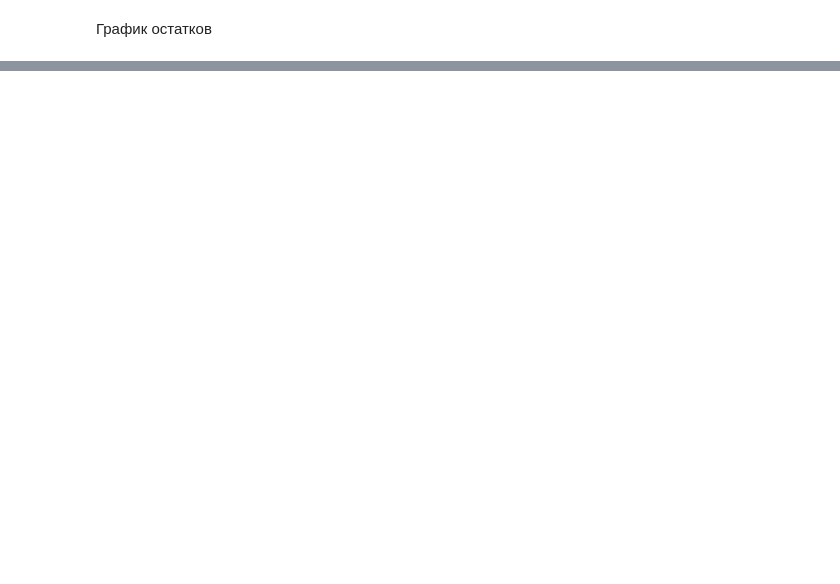
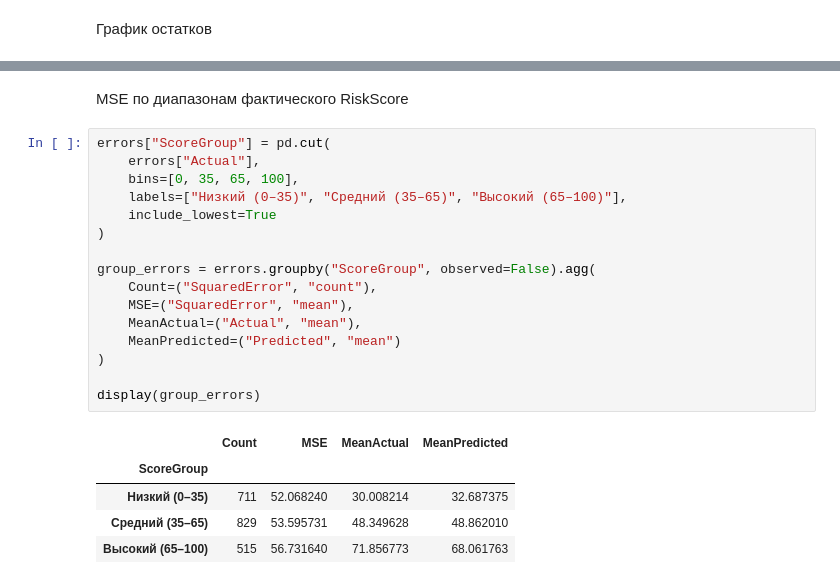
Before and after one commit to las-tochka/Machine_learning, a Jupyter notebook: Lab_1/Kaggle_Competition.ipynb, the cells around one changed output, grey strips where cells are left out. Drawn from its saved outputs; the diff is of its cells as text; blank space fills up the shorter version.

```diff
--- a/Lab_1/Kaggle_Competition.ipynb
+++ b/Lab_1/Kaggle_Competition.ipynb
@@ -912,3 +291,27 @@ plt.grid()
 plt.show()
 # %% [output]
 [figure]
+# %% [markdown]
+MSE по диапазонам фактического RiskScore
+# %%
+errors["ScoreGroup"] = pd.cut(
+    errors["Actual"],
+    bins=[0, 35, 65, 100],
+    labels=["Низкий (0–35)", "Средний (35–65)", "Высокий (65–100)"],
+    include_lowest=True
+)
+
+group_errors = errors.groupby("ScoreGroup", observed=False).agg(
+    Count=("SquaredError", "count"),
+    MSE=("SquaredError", "mean"),
+    MeanActual=("Actual", "mean"),
+    MeanPredicted=("Predicted", "mean")
+)
+
+display(group_errors)
+# %% [output]
+|  | Count | MSE | MeanActual | MeanPredicted |
+| ScoreGroup |  |  |  |  |
+| Низкий (0–35) | 711 | 52.068240 | 30.008214 | 32.687375 |
+| Средний (35–65) | 829 | 53.595731 | 48.349628 | 48.862010 |
+| Высокий (65–100) | 515 | 56.731640 | 71.856773 | 68.061763 |
```
Also changed, not shown: parts of 95 cells of this notebook.
